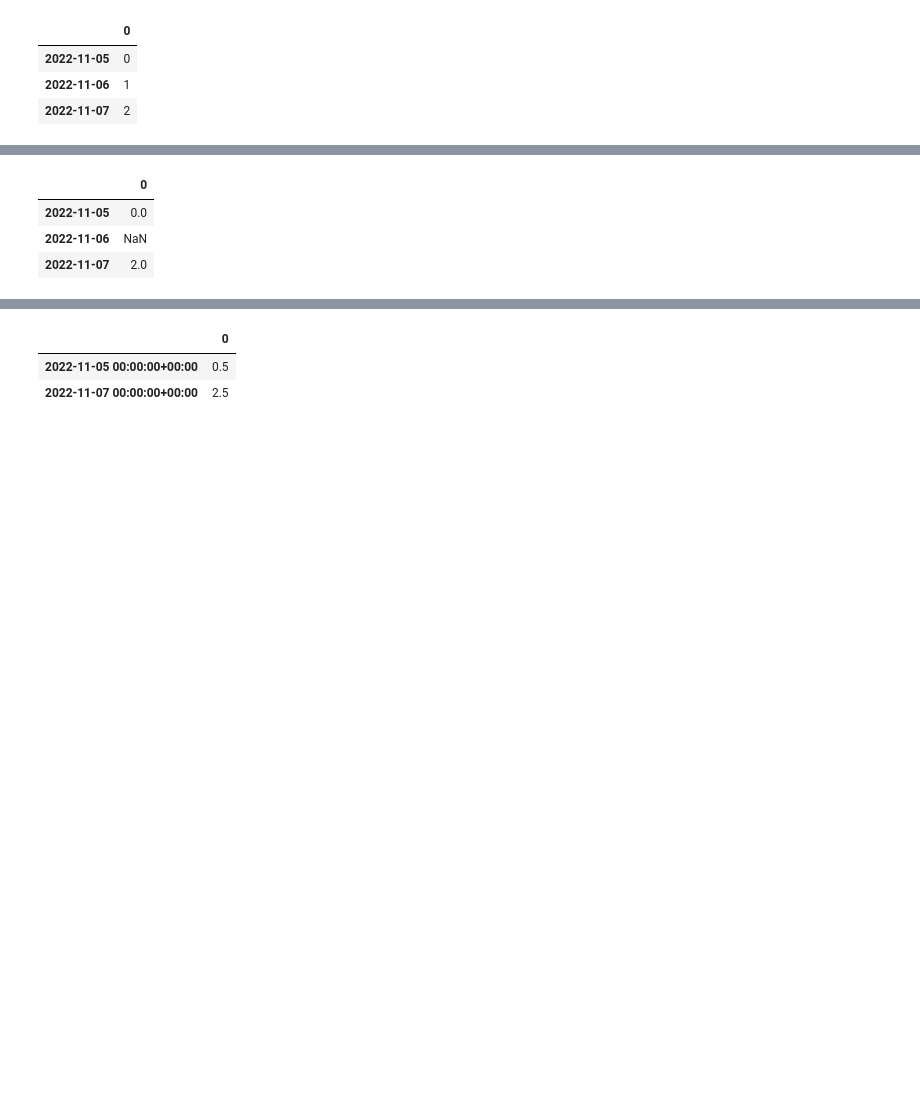
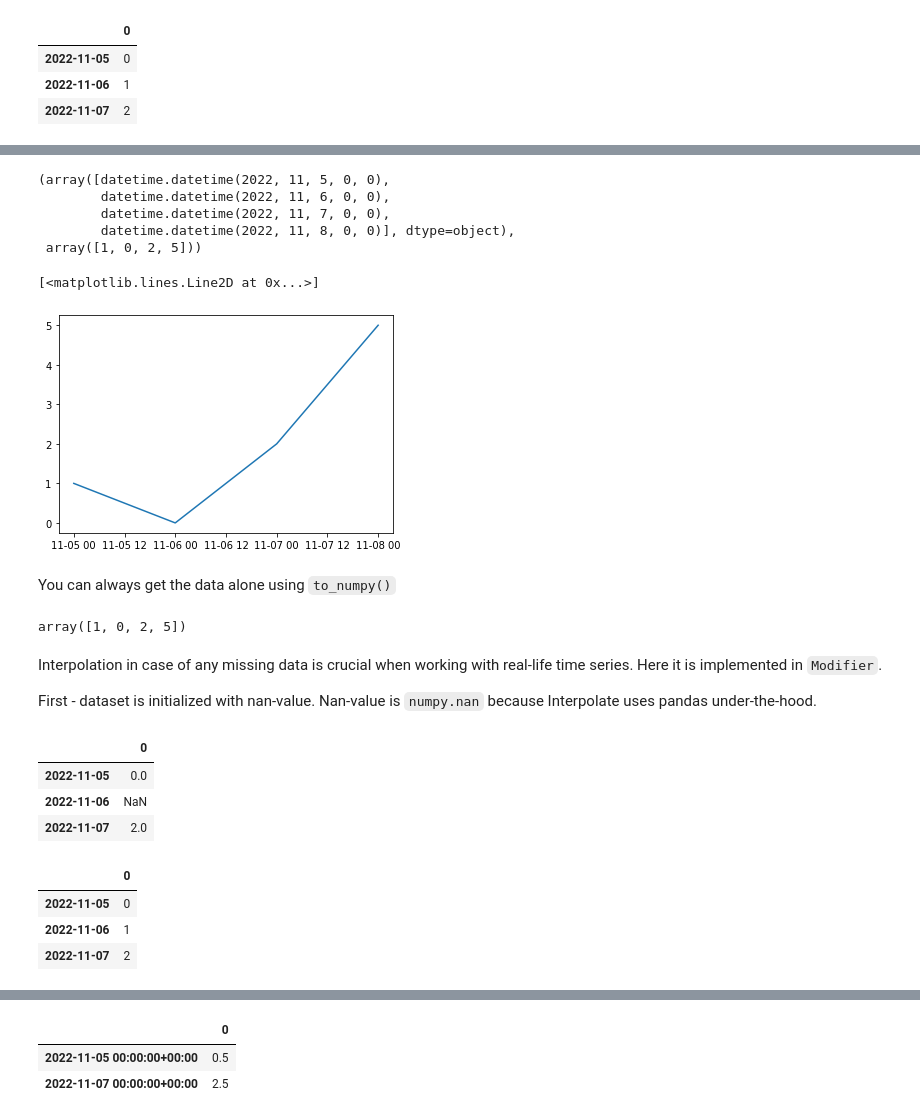
Before and after one commit to Oxid15/cascade, a Jupyter notebook: cascade/docs/source/examples/dataset_zoo.ipynb, the cells around one changed output, grey strips where cells are left out. Drawn from its saved outputs; the diff is of its cells as text; code cells hidden in the pictures; blank space fills up the shorter version.

```diff
--- a/cascade/docs/source/examples/dataset_zoo.ipynb
+++ b/cascade/docs/source/examples/dataset_zoo.ipynb
@@ -317,3 +416,28 @@ ds[datetime.datetime(2022, 11, 6):].to_pandas()
+# %%
+ds.get_data()
+# %% [output]
+(array([datetime.datetime(2022, 11, 5, 0, 0),
+        datetime.datetime(2022, 11, 6, 0, 0),
+        datetime.datetime(2022, 11, 7, 0, 0),
+        datetime.datetime(2022, 11, 8, 0, 0)], dtype=object),
+ array([1, 0, 2, 5]))
+# %%
+from matplotlib import pyplot as plt
+
+plt.plot(*ds.get_data())
+# %% [output]
+[<matplotlib.lines.Line2D at 0x...>]
+[figure, added]
+# %% [markdown]
+You can always get the data alone using `to_numpy()`
+# %%
+ds.to_numpy()
+# %% [output]
+array([1, 0, 2, 5])
+# %% [markdown]
+Interpolation in case of any missing data is crucial when working with real-life time series. Here it is implemented in `Modifier`.
+
+First - dataset is initialized with nan-value. Nan-value is `numpy.nan` because Interpolate uses pandas under-the-hood.
 # %%
 import numpy as np
 
@@ -329,3 +453,10 @@ ds.to_pandas()
 | 2022-11-05 | 0.0 |
 | 2022-11-06 | NaN |
 | 2022-11-07 | 2.0 |
+# %%
+cdu.Interpolate(ds, method='linear', limit_direction='both').to_pandas() # These arguments are defaults
+# %% [output]
+|  | 0 |
+| 2022-11-05 | 0 |
+| 2022-11-06 | 1 |
+| 2022-11-07 | 2 |
```
Also changed, not shown: parts of 62 cells of this notebook.
